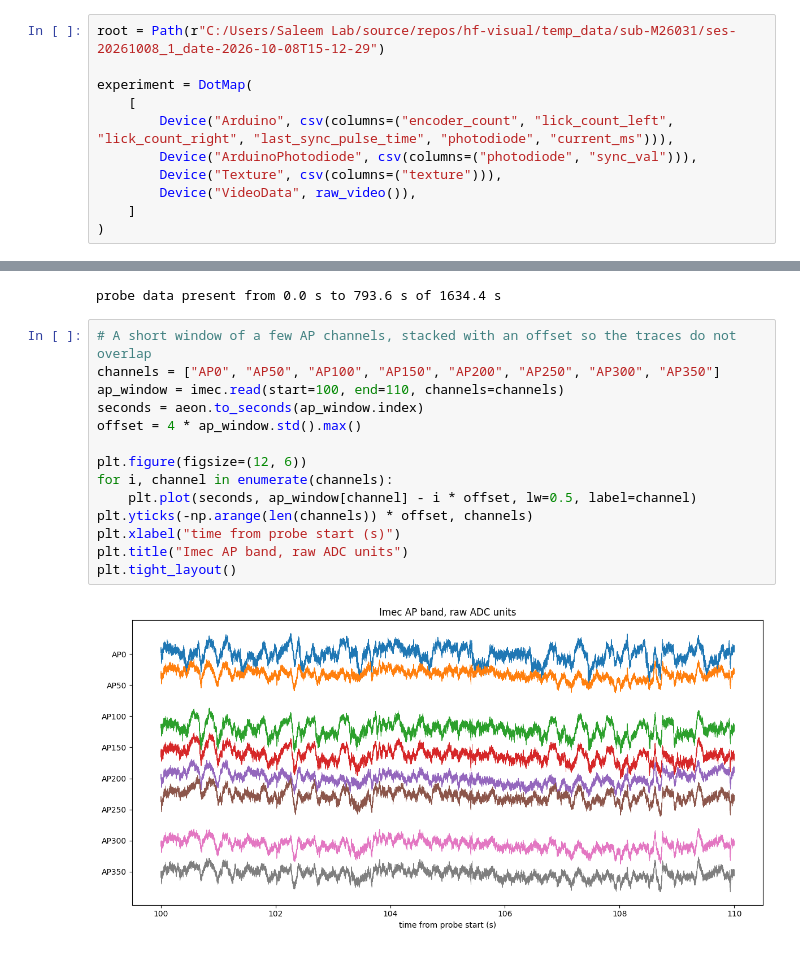
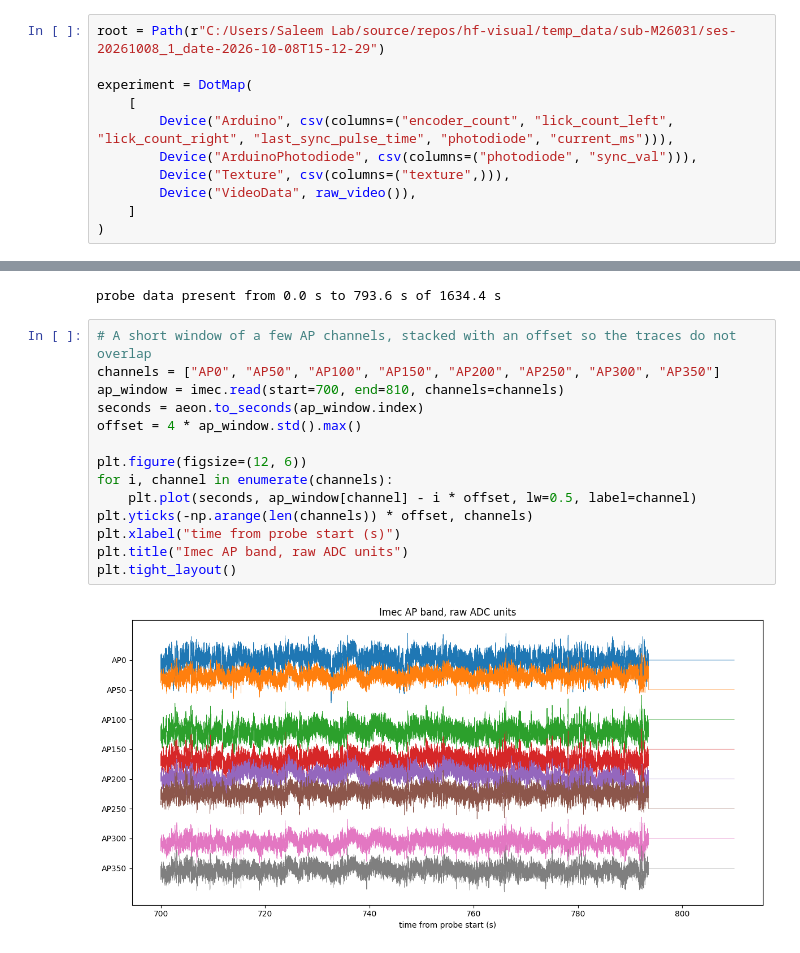
Before and after one commit to ucl-open/hf-visual, a Jupyter notebook: examples/data-ingestion.ipynb, the cells around one changed output, grey strips where cells are left out. Cells and saved outputs as stored; diff of their text form.

```diff
--- a/examples/data-ingestion.ipynb
+++ b/examples/data-ingestion.ipynb
@@ -21,7 +21,7 @@ experiment = DotMap(
     [
         Device("Arduino", csv(columns=("encoder_count", "lick_count_left", "lick_count_right", "last_sync_pulse_time", "photodiode", "current_ms"))),
         Device("ArduinoPhotodiode", csv(columns=("photodiode", "sync_val"))),
-        Device("Texture", csv(columns=("texture"))),
+        Device("Texture", csv(columns=("texture",))),
         Device("VideoData", raw_video()),
     ]
 )
@@ -168,16 +172,16 @@ probe data present from 0.0 s to 793.6 s of 1634.4 s
 # %%
 # A short window of a few AP channels, stacked with an offset so the traces do not overlap
 channels = ["AP0", "AP50", "AP100", "AP150", "AP200", "AP250", "AP300", "AP350"]
-ap_window = imec.read(start=100, end=110, channels=channels)
+ap_window = imec.read(start=700, end=810, channels=channels)
 seconds = aeon.to_seconds(ap_window.index)
 offset = 4 * ap_window.std().max()
 
 plt.figure(figsize=(12, 6))
 for i, channel in enumerate(channels):
     plt.plot(seconds, ap_window[channel] - i * offset, lw=0.5, label=channel)
 plt.yticks(-np.arange(len(channels)) * offset, channels)
 plt.xlabel("time from probe start (s)")
 plt.title("Imec AP band, raw ADC units")
 plt.tight_layout()
 # %% [output]
-[figure, old version]
+[figure, new version]
```
Also changed, not shown: parts of 3 cells of this notebook.
